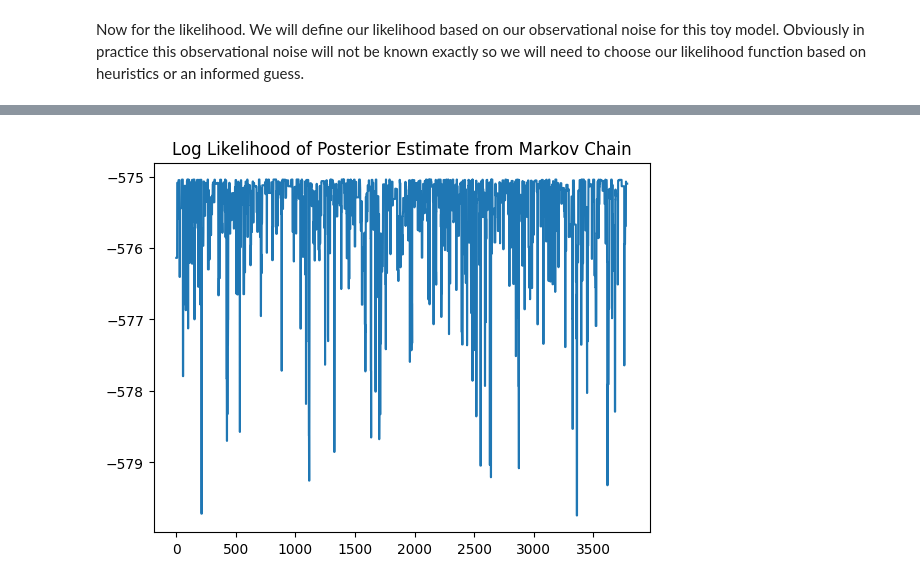
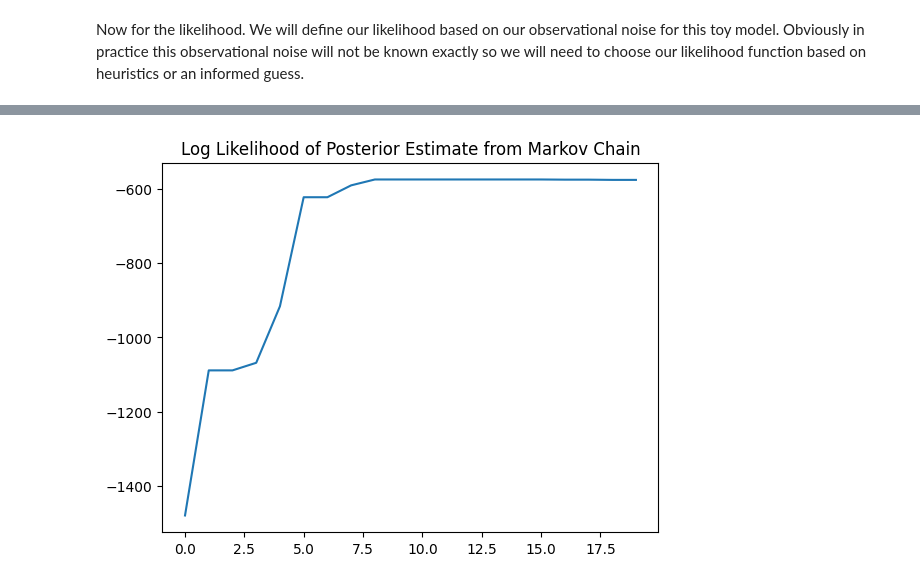
Before and after one commit to Averydx/bayesian_inf, a Jupyter notebook: MAT485/MCMC.ipynb, the cells around one changed output, grey strips where cells are left out. Saved outputs shown, nothing was run; the diff lists cells and outputs as text; code cells hidden in the pictures.

```diff
--- a/MAT485/MCMC.ipynb
+++ b/MAT485/MCMC.ipynb
@@ -180,6 +262,6 @@ plt.show()
 # %%
 plt.title('Log Likelihood of Posterior Estimate from Markov Chain')
-plt.plot(LL[burn_in:])
+plt.plot(LL[:20])
 plt.show()
 # %% [output]
-[figure, old version]
+[figure, new version]
```
Also changed, not shown: parts of 12 cells of this notebook, 2 other files.
